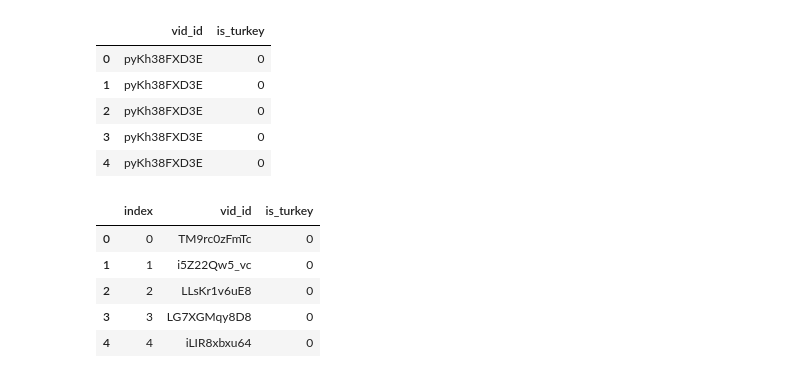
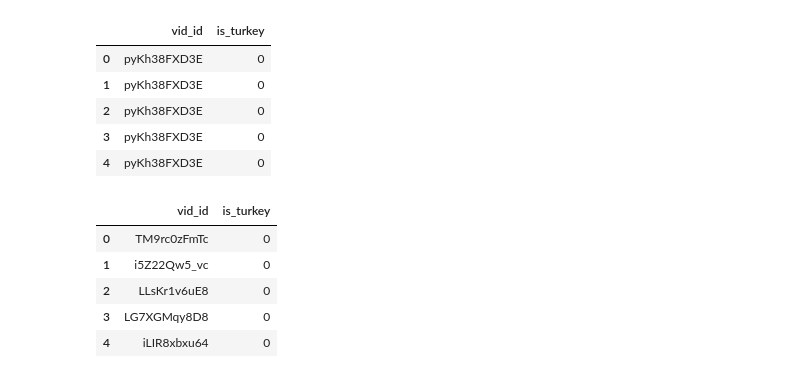
Before and after one commit to tsehaohsu/dont_call_me_turkey, a Jupyter notebook: Dont_Call_Me_Turkey_Logistic_Regression.ipynb, the cells around one changed output. Saved outputs shown, nothing was run; the diff lists cells and outputs as text; code cells hidden in the pictures.

```diff
--- a/Dont_Call_Me_Turkey_Logistic_Regression.ipynb
+++ b/Dont_Call_Me_Turkey_Logistic_Regression.ipynb
@@ -211,16 +215,16 @@ result.head()
 | 4 | pyKh38FXD3E | 0 |
 # %%
 # Group "vid_id" by the maximum of "is_turkey"
-inal_result = result.groupby('vid_id').is_turkey.max().sort_values()
+final_result = result.groupby('vid_id').is_turkey.max().sort_values()
 final_result = final_result.reset_index()
 final_result.head()
 # %% [output]
-|  | index | vid_id | is_turkey |
-| 0 | 0 | TM9rc0zFmTc | 0 |
-| 1 | 1 | i5Z22Qw5_vc | 0 |
-| 2 | 2 | LLsKr1v6uE8 | 0 |
-| 3 | 3 | LG7XGMqy8D8 | 0 |
-| 4 | 4 | iLIR8xbxu64 | 0 |
+|  | vid_id | is_turkey |
+| 0 | TM9rc0zFmTc | 0 |
+| 1 | i5Z22Qw5_vc | 0 |
+| 2 | LLsKr1v6uE8 | 0 |
+| 3 | LG7XGMqy8D8 | 0 |
+| 4 | iLIR8xbxu64 | 0 |
 # %%
 # Convert to CSV file
 final_result.to_csv('submission.csv', index=False)
```
Also changed, not shown: parts of 1 cell of this notebook.
